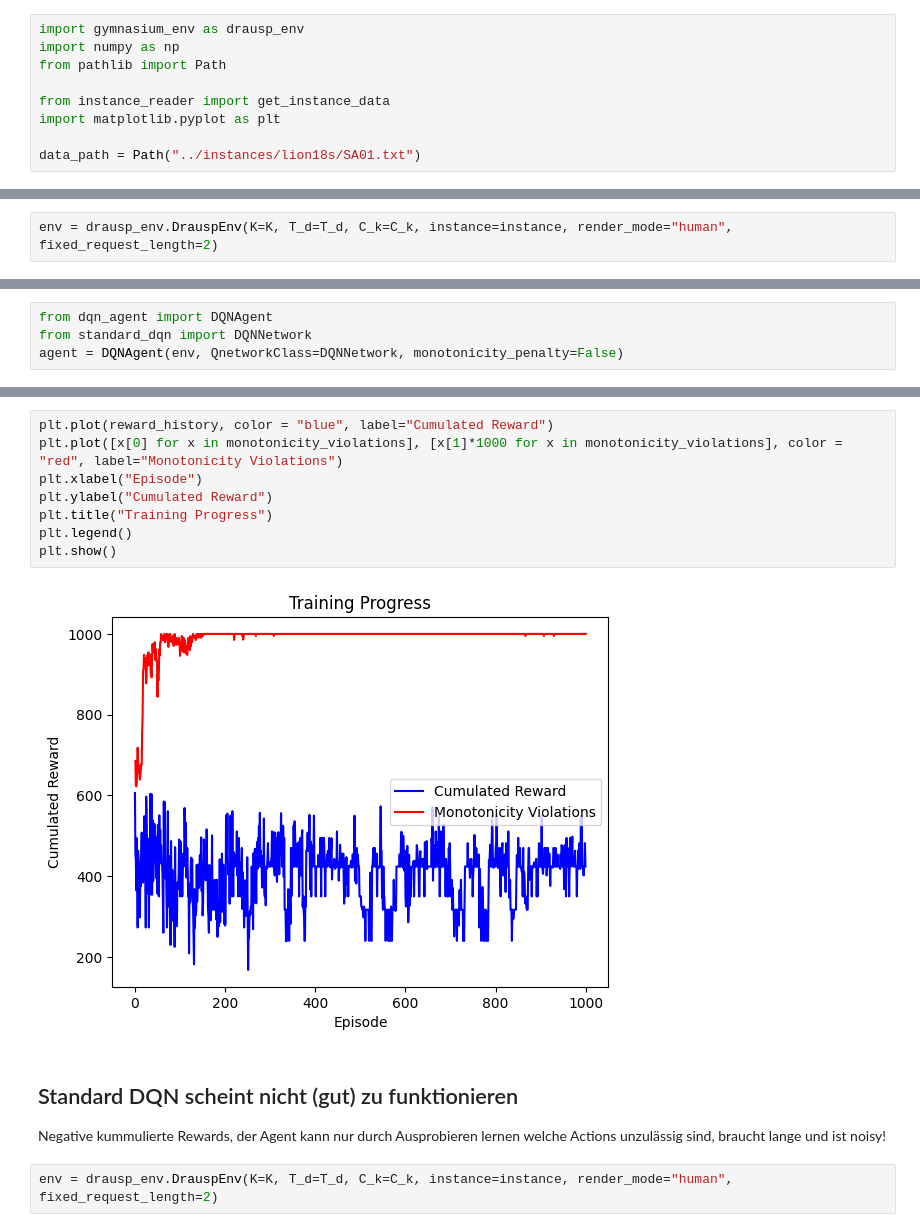
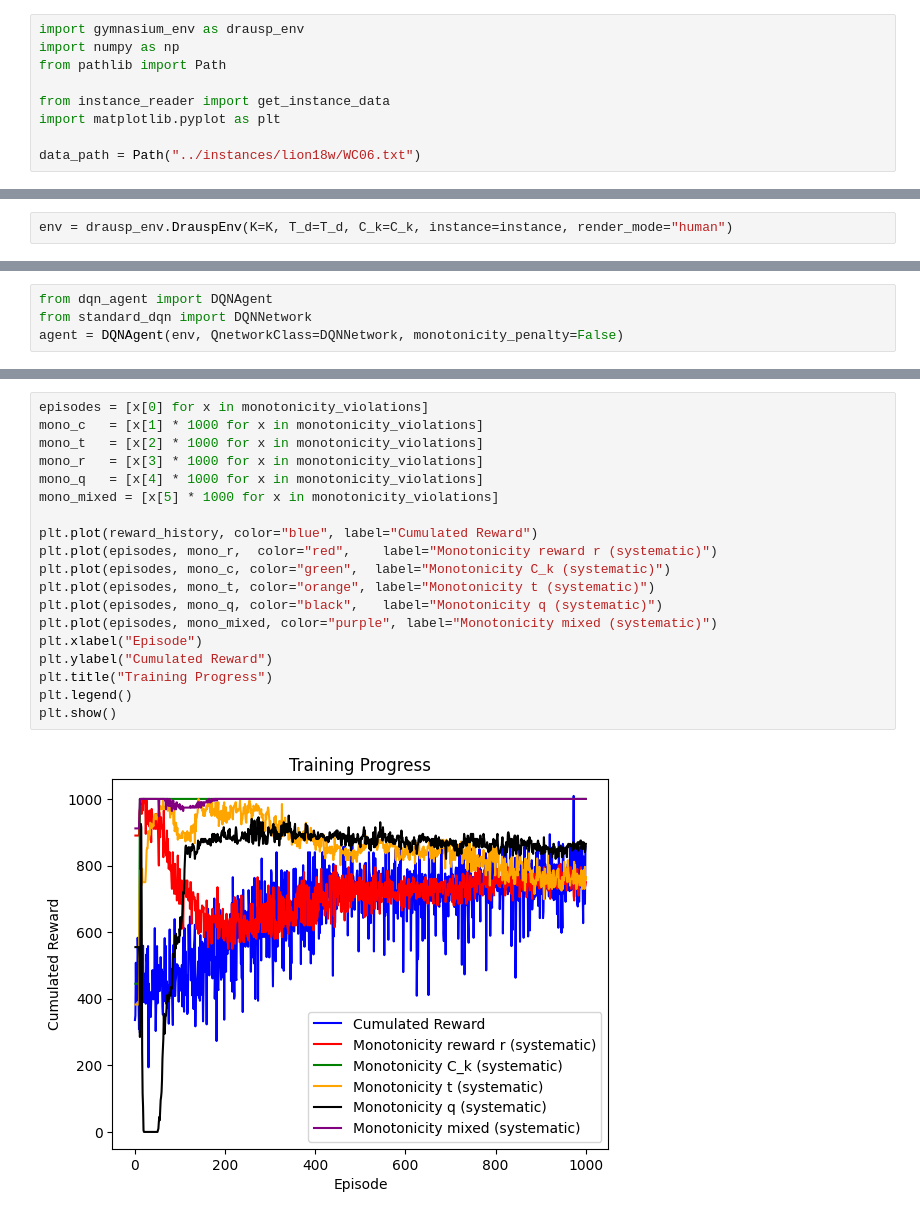
Before and after one commit to FelixFritz02/CI-Programming-Project-SS26, a Jupyter notebook: Programming Part/applying_gym_env.ipynb, the cells around one changed output, grey strips where cells are left out. Cells and saved outputs as stored; diff of their text form.

Commit message:
adding monotonicity tests for q and mixed version

```diff
--- a/Programming Part/applying_gym_env.ipynb
+++ b/Programming Part/applying_gym_env.ipynb
@@ -6,7 +6,7 @@ from pathlib import Path
 from instance_reader import get_instance_data
 import matplotlib.pyplot as plt
 
-data_path = Path("../instances/lion18s/SA01.txt")
+data_path = Path("../instances/lion18w/WC06.txt")
 # %%
 DRAUSP_data = get_instance_data(data_path)
 
@@ -26,5 +26,5 @@ print(instance)
 # %%
-env = drausp_env.DrauspEnv(K=K, T_d=T_d, C_k=C_k, instance=instance, render_mode="human", fixed_request_length=2)
+env = drausp_env.DrauspEnv(K=K, T_d=T_d, C_k=C_k, instance=instance, render_mode="human")
 # %% [markdown]
 ## Hier kann getestet werden ob alle Transitions korrekt funktionieren
 Mit render bekommt man eine Übersicht was gerade los ist
@@ -80,15 +81,21 @@ Episode 1000/1000  Reward:   424.00  Avg(50):   435.88  ε: 0.100
 # %%
-plt.plot(reward_history, color = "blue", label="Cumulated Reward")
-plt.plot([x[0] for x in monotonicity_violations], [x[1]*1000 for x in monotonicity_violations], color = "red", label="Monotonicity Violations")
+episodes = [x[0] for x in monotonicity_violations]
+mono_c   = [x[1] * 1000 for x in monotonicity_violations]
+mono_t   = [x[2] * 1000 for x in monotonicity_violations]
+mono_r   = [x[3] * 1000 for x in monotonicity_violations]
+mono_q   = [x[4] * 1000 for x in monotonicity_violations]
+mono_mixed = [x[5] * 1000 for x in monotonicity_violations]
+
+plt.plot(reward_history, color="blue", label="Cumulated Reward")
+plt.plot(episodes, mono_r,  color="red",    label="Monotonicity reward r (systematic)")
+plt.plot(episodes, mono_c, color="green",  label="Monotonicity C_k (systematic)")
+plt.plot(episodes, mono_t, color="orange", label="Monotonicity t (systematic)")
+plt.plot(episodes, mono_q, color="black",   label="Monotonicity q (systematic)")
+plt.plot(episodes, mono_mixed, color="purple", label="Monotonicity mixed (systematic)")
 plt.xlabel("Episode")
 plt.ylabel("Cumulated Reward")
 plt.title("Training Progress")
 plt.legend()
 plt.show()
 # %% [output]
-[figure, old version]
+[figure, new version]
-# %% [markdown]
-## Standard DQN scheint nicht (gut) zu funktionieren
-Negative kummulierte Rewards, der Agent kann nur durch Ausprobieren lernen welche Actions unzulässig sind, braucht lange und ist noisy!
-# %%
-env = drausp_env.DrauspEnv(K=K, T_d=T_d, C_k=C_k, instance=instance, render_mode="human", fixed_request_length=2)
```
Also changed, not shown: parts of 4 cells of this notebook, 3 other files.
